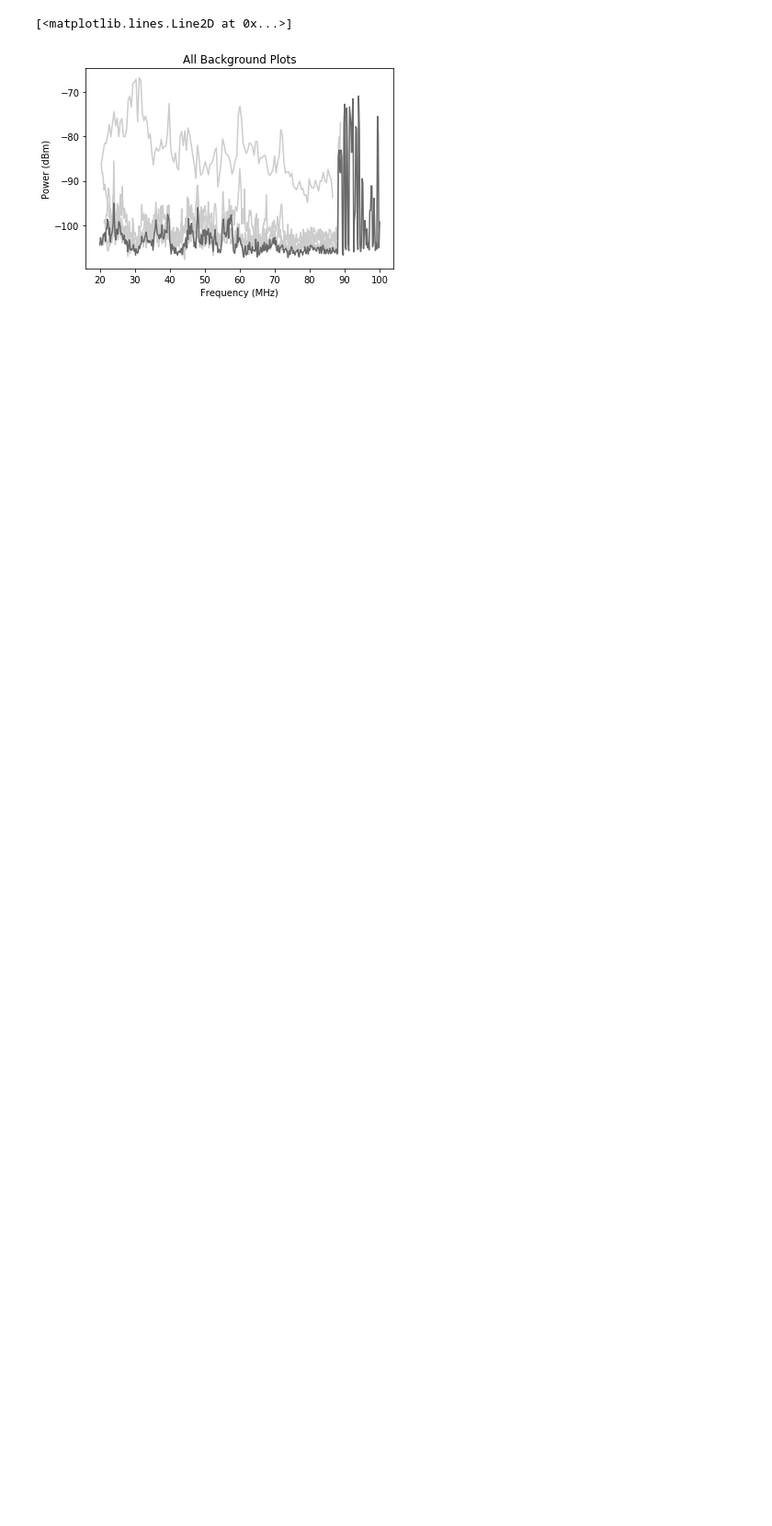
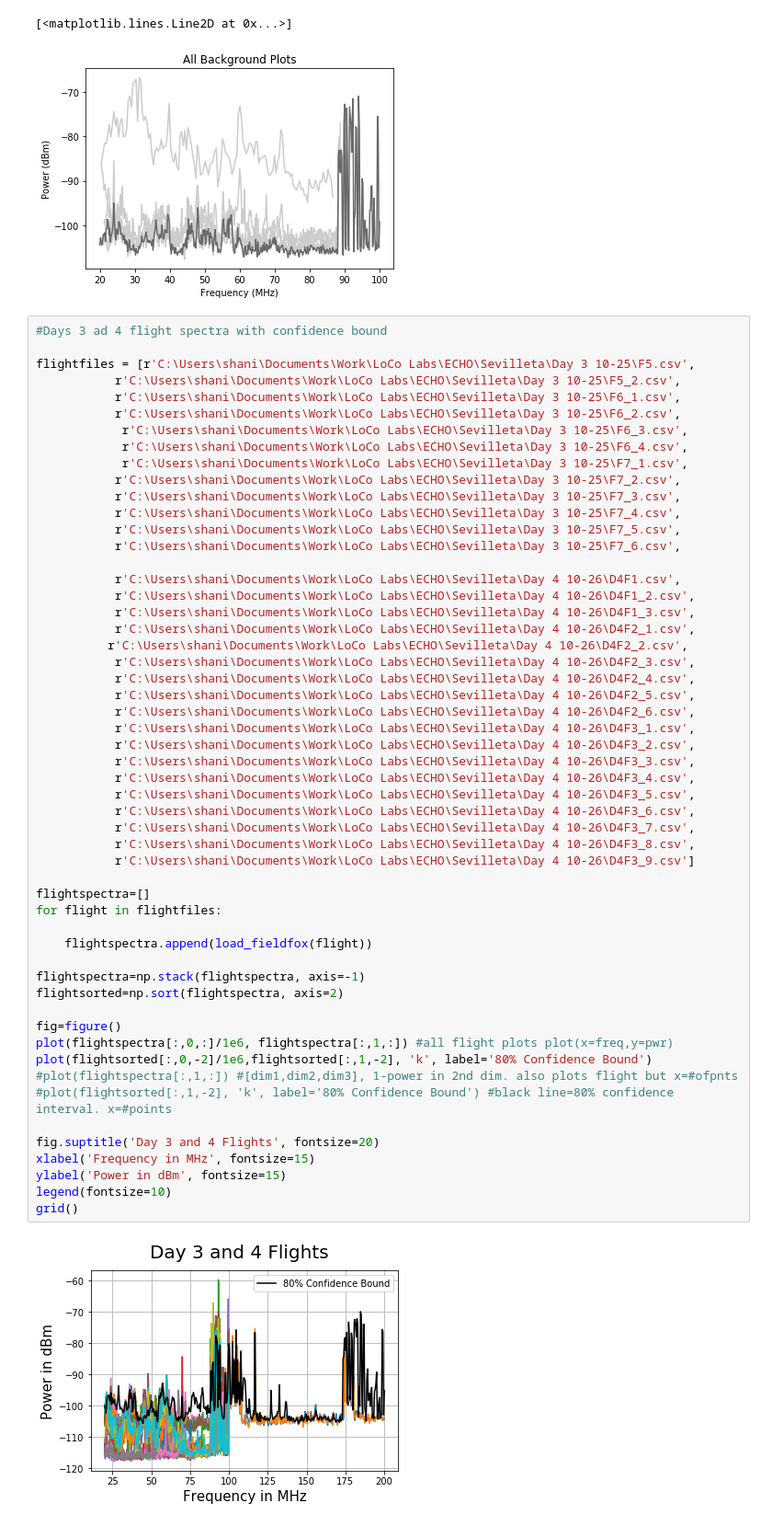
Before and after one commit to dannyjacobs/ECHO, a Jupyter notebook: analysis/Confidence Bound.ipynb, the cells around one changed output. Shown at 92% size. Cells and saved outputs as stored; diff of their text form; blank space fills up the shorter version.

```diff
--- a/analysis/Confidence Bound.ipynb
+++ b/analysis/Confidence Bound.ipynb
@@ -91,3 +91,59 @@ plot(bgsorted[:,0,-2]/1e6,bgsorted[:,1,-2], 'dimgray', label='80% Confidence Bou
 # %% [output]
 [<matplotlib.lines.Line2D at 0x...>]
 [figure]
+# %%
+#Days 3 ad 4 flight spectra with confidence bound
+
+flightfiles = [r'C:\Users\shani\Documents\Work\LoCo Labs\ECHO\Sevilleta\Day 3 10-25\F5.csv',
+           r'C:\Users\shani\Documents\Work\LoCo Labs\ECHO\Sevilleta\Day 3 10-25\F5_2.csv',
+           r'C:\Users\shani\Documents\Work\LoCo Labs\ECHO\Sevilleta\Day 3 10-25\F6_1.csv',
+           r'C:\Users\shani\Documents\Work\LoCo Labs\ECHO\Sevilleta\Day 3 10-25\F6_2.csv',
+            r'C:\Users\shani\Documents\Work\LoCo Labs\ECHO\Sevilleta\Day 3 10-25\F6_3.csv',
+            r'C:\Users\shani\Documents\Work\LoCo Labs\ECHO\Sevilleta\Day 3 10-25\F6_4.csv',
+            r'C:\Users\shani\Documents\Work\LoCo Labs\ECHO\Sevilleta\Day 3 10-25\F7_1.csv',
+           r'C:\Users\shani\Documents\Work\LoCo Labs\ECHO\Sevilleta\Day 3 10-25\F7_2.csv',
+           r'C:\Users\shani\Documents\Work\LoCo Labs\ECHO\Sevilleta\Day 3 10-25\F7_3.csv',
+           r'C:\Users\shani\Documents\Work\LoCo Labs\ECHO\Sevilleta\Day 3 10-25\F7_4.csv',
+           r'C:\Users\shani\Documents\Work\LoCo Labs\ECHO\Sevilleta\Day 3 10-25\F7_5.csv',
+           r'C:\Users\shani\Documents\Work\LoCo Labs\ECHO\Sevilleta\Day 3 10-25\F7_6.csv',
+
+           r'C:\Users\shani\Documents\Work\LoCo Labs\ECHO\Sevilleta\Day 4 10-26\D4F1.csv',
+           r'C:\Users\shani\Documents\Work\LoCo Labs\ECHO\Sevilleta\Day 4 10-26\D4F1_2.csv',
+           r'C:\Users\shani\Documents\Work\LoCo Labs\ECHO\Sevilleta\Day 4 10-26\D4F1_3.csv',
+           r'C:\Users\shani\Documents\Work\LoCo Labs\ECHO\Sevilleta\Day 4 10-26\D4F2_1.csv',
+          r'C:\Users\shani\Documents\Work\LoCo Labs\ECHO\Sevilleta\Day 4 10-26\D4F2_2.csv',
+           r'C:\Users\shani\Documents\Work\LoCo Labs\ECHO\Sevilleta\Day 4 10-26\D4F2_3.csv',
+           r'C:\Users\shani\Documents\Work\LoCo Labs\ECHO\Sevilleta\Day 4 10-26\D4F2_4.csv',
+           r'C:\Users\shani\Documents\Work\LoCo Labs\ECHO\Sevilleta\Day 4 10-26\D4F2_5.csv',
+           r'C:\Users\shani\Documents\Work\LoCo Labs\ECHO\Sevilleta\Day 4 10-26\D4F2_6.csv',
+           r'C:\Users\shani\Documents\Work\LoCo Labs\ECHO\Sevilleta\Day 4 10-26\D4F3_1.csv',
+           r'C:\Users\shani\Documents\Work\LoCo Labs\ECHO\Sevilleta\Day 4 10-26\D4F3_2.csv',
+           r'C:\Users\shani\Documents\Work\LoCo Labs\ECHO\Sevilleta\Day 4 10-26\D4F3_3.csv',
+           r'C:\Users\shani\Documents\Work\LoCo Labs\ECHO\Sevilleta\Day 4 10-26\D4F3_4.csv',
+           r'C:\Users\shani\Documents\Work\LoCo Labs\ECHO\Sevilleta\Day 4 10-26\D4F3_5.csv',
+           r'C:\Users\shani\Documents\Work\LoCo Labs\ECHO\Sevilleta\Day 4 10-26\D4F3_6.csv',
+           r'C:\Users\shani\Documents\Work\LoCo Labs\ECHO\Sevilleta\Day 4 10-26\D4F3_7.csv',
+           r'C:\Users\shani\Documents\Work\LoCo Labs\ECHO\Sevilleta\Day 4 10-26\D4F3_8.csv',
+           r'C:\Users\shani\Documents\Work\LoCo Labs\ECHO\Sevilleta\Day 4 10-26\D4F3_9.csv']
+
+flightspectra=[]
+for flight in flightfiles:
+
+    flightspectra.append(load_fieldfox(flight))
+
+flightspectra=np.stack(flightspectra, axis=-1)
+flightsorted=np.sort(flightspectra, axis=2)
+
+fig=figure()
+plot(flightspectra[:,0,:]/1e6, flightspectra[:,1,:]) #all flight plots plot(x=freq,y=pwr)
+plot(flightsorted[:,0,-2]/1e6,flightsorted[:,1,-2], 'k', label='80% Confidence Bound')
+#plot(flightspectra[:,1,:]) #[dim1,dim2,dim3], 1-power in 2nd dim. also plots flight but x=#ofpnts
+#plot(flightsorted[:,1,-2], 'k', label='80% Confidence Bound') #black line=80% confidence interval. x=#points
+
+fig.suptitle('Day 3 and 4 Flights', fontsize=20)
+xlabel('Frequency in MHz', fontsize=15)
+ylabel('Power in dBm', fontsize=15)
+legend(fontsize=10)
+grid()
+# %% [output]
+[figure, added]
```
Also changed, not shown: parts of 1 cell of this notebook.
